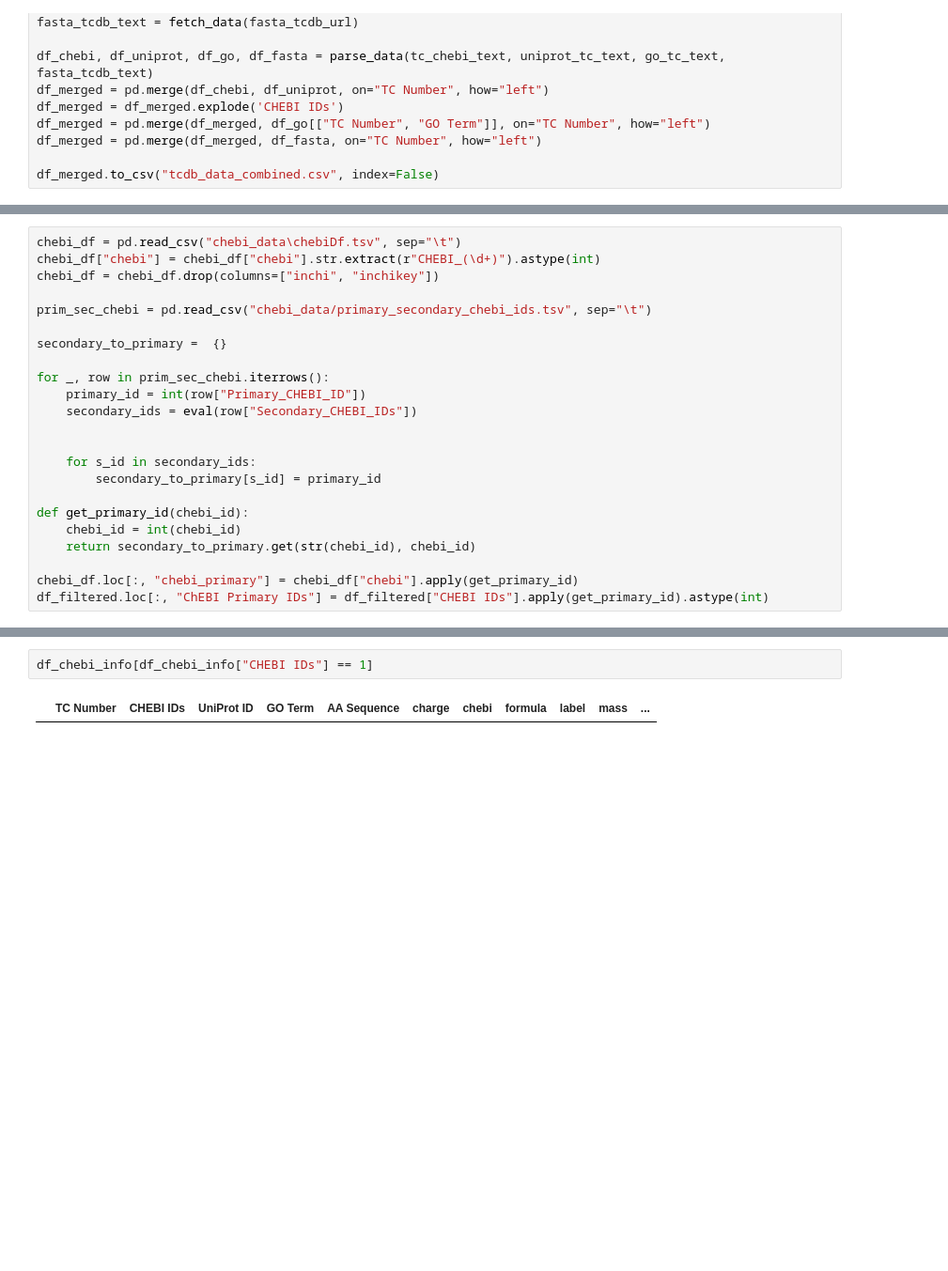
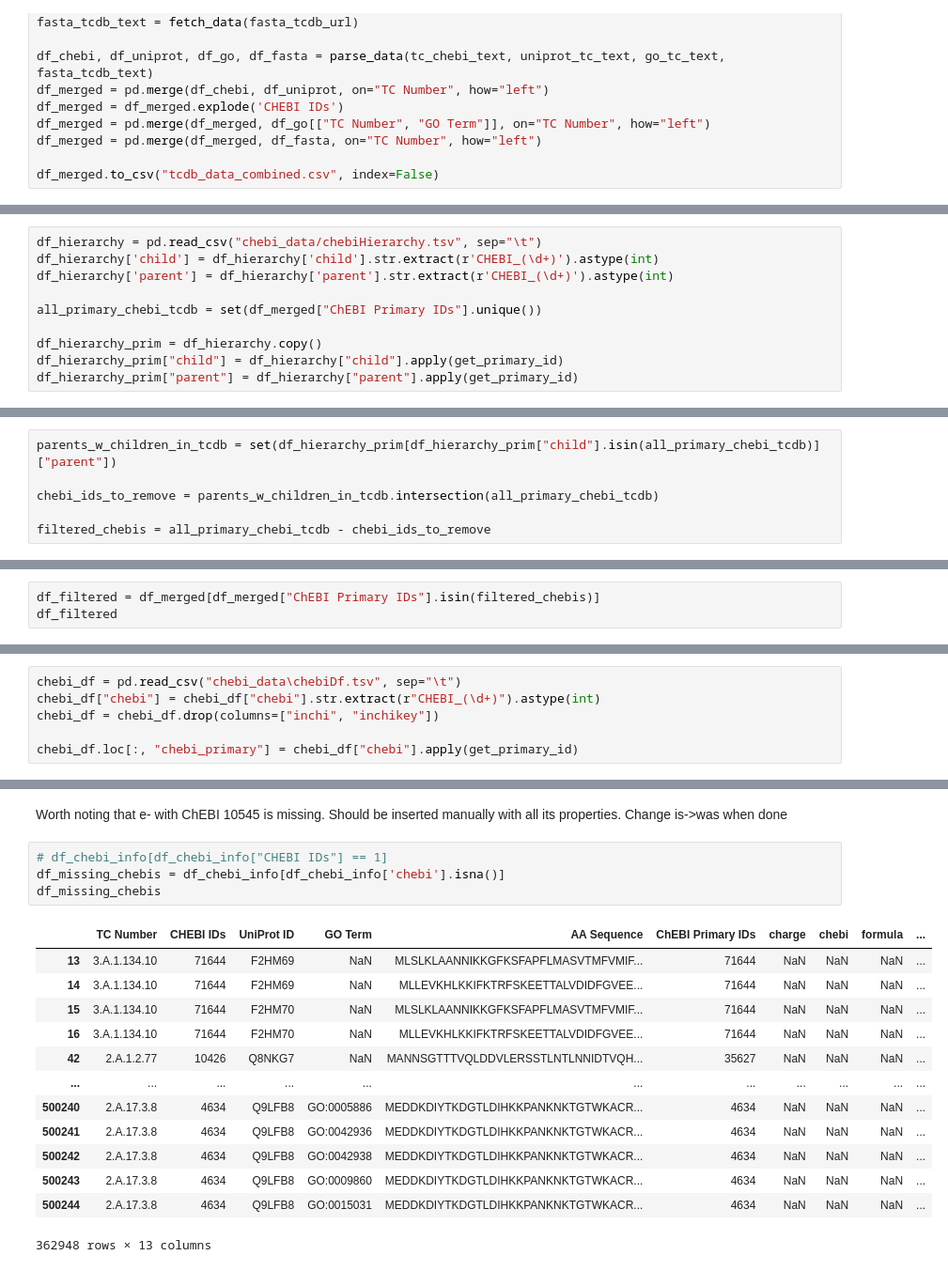
Before and after one commit to blandro/metabolite-transporter-annotation, a Jupyter notebook: main.ipynb, the cells around one changed output, grey strips where cells are left out. Shown: that part at 94% size. Drawn from its saved outputs; the diff is of its cells as text; blank space fills up the shorter version.

Commit message:
Fix filter method

```diff
--- a/main.ipynb
+++ b/main.ipynb
@@ -109,0 +117,10 @@ df_filtered
+# %%
+df_hierarchy = pd.read_csv("chebi_data/chebiHierarchy.tsv", sep="\t")
+df_hierarchy['child'] = df_hierarchy['child'].str.extract(r'CHEBI_(\d+)').astype(int)
+df_hierarchy['parent'] = df_hierarchy['parent'].str.extract(r'CHEBI_(\d+)').astype(int)
+
+all_primary_chebi_tcdb = set(df_merged["ChEBI Primary IDs"].unique())
+
+df_hierarchy_prim = df_hierarchy.copy()
+df_hierarchy_prim["child"] = df_hierarchy["child"].apply(get_primary_id)
+df_hierarchy_prim["parent"] = df_hierarchy["parent"].apply(get_primary_id)
@@ -109,0 +129,6 @@ df_filtered
+# %%
+parents_w_children_in_tcdb = set(df_hierarchy_prim[df_hierarchy_prim["child"].isin(all_primary_chebi_tcdb)]["parent"])
+
+chebi_ids_to_remove = parents_w_children_in_tcdb.intersection(all_primary_chebi_tcdb)
+
+filtered_chebis = all_primary_chebi_tcdb - chebi_ids_to_remove
@@ -109,0 +137,3 @@ df_filtered
+# %%
+df_filtered = df_merged[df_merged["ChEBI Primary IDs"].isin(filtered_chebis)]
+df_filtered
@@ -114,23 +158,6 @@ chebi_df = pd.read_csv("chebi_data\chebiDf.tsv", sep="\t")
 chebi_df["chebi"] = chebi_df["chebi"].str.extract(r"CHEBI_(\d+)").astype(int)
 chebi_df = chebi_df.drop(columns=["inchi", "inchikey"])
 
-prim_sec_chebi = pd.read_csv("chebi_data/primary_secondary_chebi_ids.tsv", sep="\t")
-
-secondary_to_primary =  {}
-
-for _, row in prim_sec_chebi.iterrows():
-    primary_id = int(row["Primary_CHEBI_ID"])
-    secondary_ids = eval(row["Secondary_CHEBI_IDs"])
-
-
-    for s_id in secondary_ids:
-        secondary_to_primary[s_id] = primary_id
-
-def get_primary_id(chebi_id):
-    chebi_id = int(chebi_id)
-    return secondary_to_primary.get(str(chebi_id), chebi_id)
-
 chebi_df.loc[:, "chebi_primary"] = chebi_df["chebi"].apply(get_primary_id)
-df_filtered.loc[:, "ChEBI Primary IDs"] = df_filtered["CHEBI IDs"].apply(get_primary_id).astype(int)
 # %%
 df_chebi_info = df_filtered.merge(chebi_df, left_on="ChEBI Primary IDs", right_on="chebi_primary", how="left")
@@ -153,4 +179,20 @@ df_chebi_info
+# %% [markdown]
+Worth noting that e- with ChEBI 10545 is missing. Should be inserted manually with all its properties. Change is->was when done
 # %%
-df_chebi_info[df_chebi_info["CHEBI IDs"] == 1]
+# df_chebi_info[df_chebi_info["CHEBI IDs"] == 1]
+df_missing_chebis = df_chebi_info[df_chebi_info['chebi'].isna()]
+df_missing_chebis
 # %% [output]
-|  | TC Number | CHEBI IDs | UniProt ID | GO Term | AA Sequence | charge | chebi | formula | label | mass | ... |
+|  | TC Number | CHEBI IDs | UniProt ID | GO Term | AA Sequence | ChEBI Primary IDs | charge | chebi | formula | ... |
+| 13 | 3.A.1.134.10 | 71644 | F2HM69 | NaN | MLSLKLAANNIKKGFKSFAPFLMASVTMFVMIF... | 71644 | NaN | NaN | NaN | ... |
+| 14 | 3.A.1.134.10 | 71644 | F2HM69 | NaN | MLLEVKHLKKIFKTRFSKEETTALVDIDFGVEE... | 71644 | NaN | NaN | NaN | ... |
+| 15 | 3.A.1.134.10 | 71644 | F2HM70 | NaN | MLSLKLAANNIKKGFKSFAPFLMASVTMFVMIF... | 71644 | NaN | NaN | NaN | ... |
+| 16 | 3.A.1.134.10 | 71644 | F2HM70 | NaN | MLLEVKHLKKIFKTRFSKEETTALVDIDFGVEE... | 71644 | NaN | NaN | NaN | ... |
+| 42 | 2.A.1.2.77 | 10426 | Q8NKG7 | NaN | MANNSGTTTVQLDDVLERSSTLNTLNNIDTVQH... | 35627 | NaN | NaN | NaN | ... |
+| ... | ... | ... | ... | ... | ... | ... | ... | ... | ... | ... |
+| 500240 | 2.A.17.3.8 | 4634 | Q9LFB8 | GO:0005886 | MEDDKDIYTKDGTLDIHKKPANKNKTGTWKACR... | 4634 | NaN | NaN | NaN | ... |
+| 500241 | 2.A.17.3.8 | 4634 | Q9LFB8 | GO:0042936 | MEDDKDIYTKDGTLDIHKKPANKNKTGTWKACR... | 4634 | NaN | NaN | NaN | ... |
+| 500242 | 2.A.17.3.8 | 4634 | Q9LFB8 | GO:0042938 | MEDDKDIYTKDGTLDIHKKPANKNKTGTWKACR... | 4634 | NaN | NaN | NaN | ... |
+| 500243 | 2.A.17.3.8 | 4634 | Q9LFB8 | GO:0009860 | MEDDKDIYTKDGTLDIHKKPANKNKTGTWKACR... | 4634 | NaN | NaN | NaN | ... |
+| 500244 | 2.A.17.3.8 | 4634 | Q9LFB8 | GO:0015031 | MEDDKDIYTKDGTLDIHKKPANKNKTGTWKACR... | 4634 | NaN | NaN | NaN | ... |
+362948 rows × 13 columns
```
Also changed, not shown: parts of 15 cells of this notebook, 2 other files.
